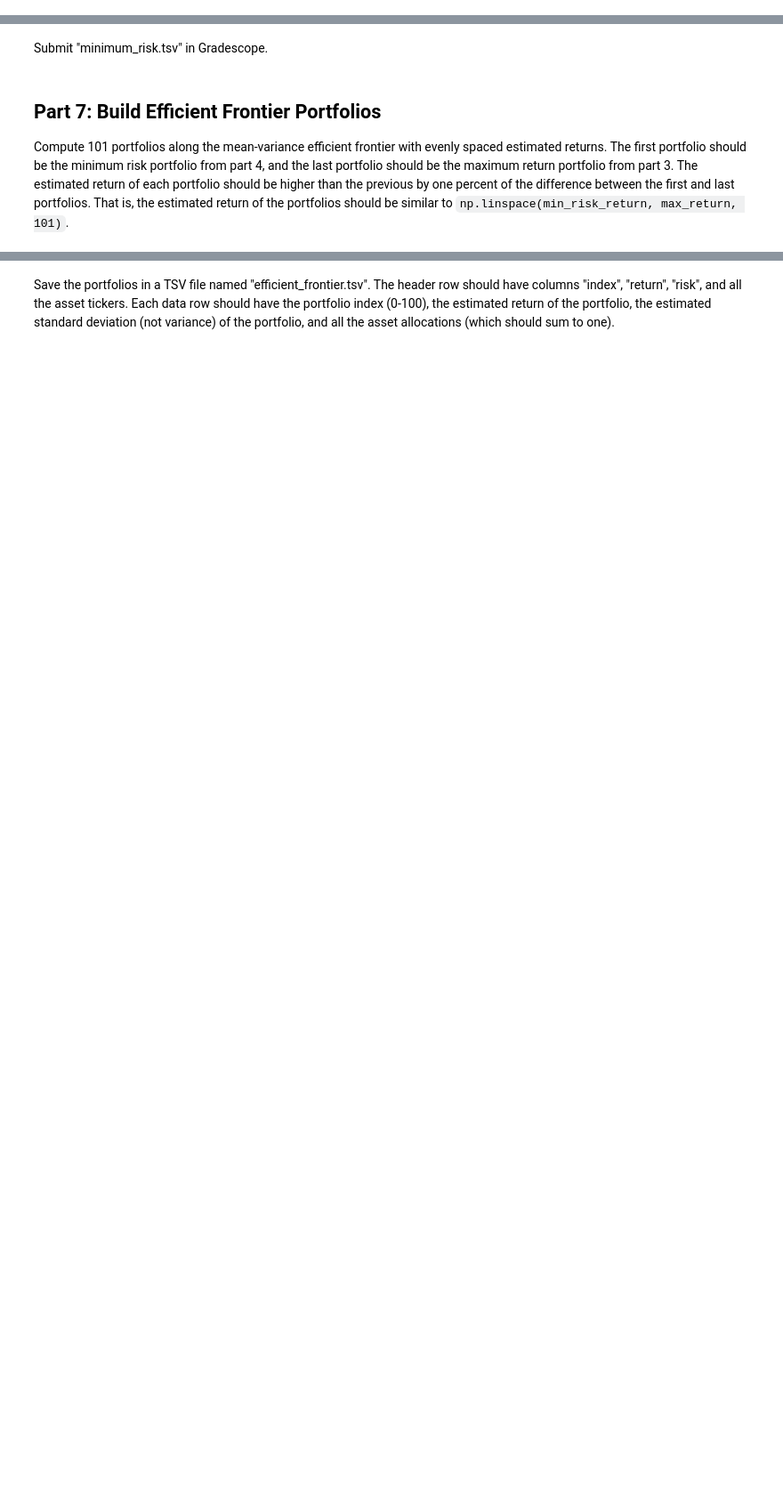
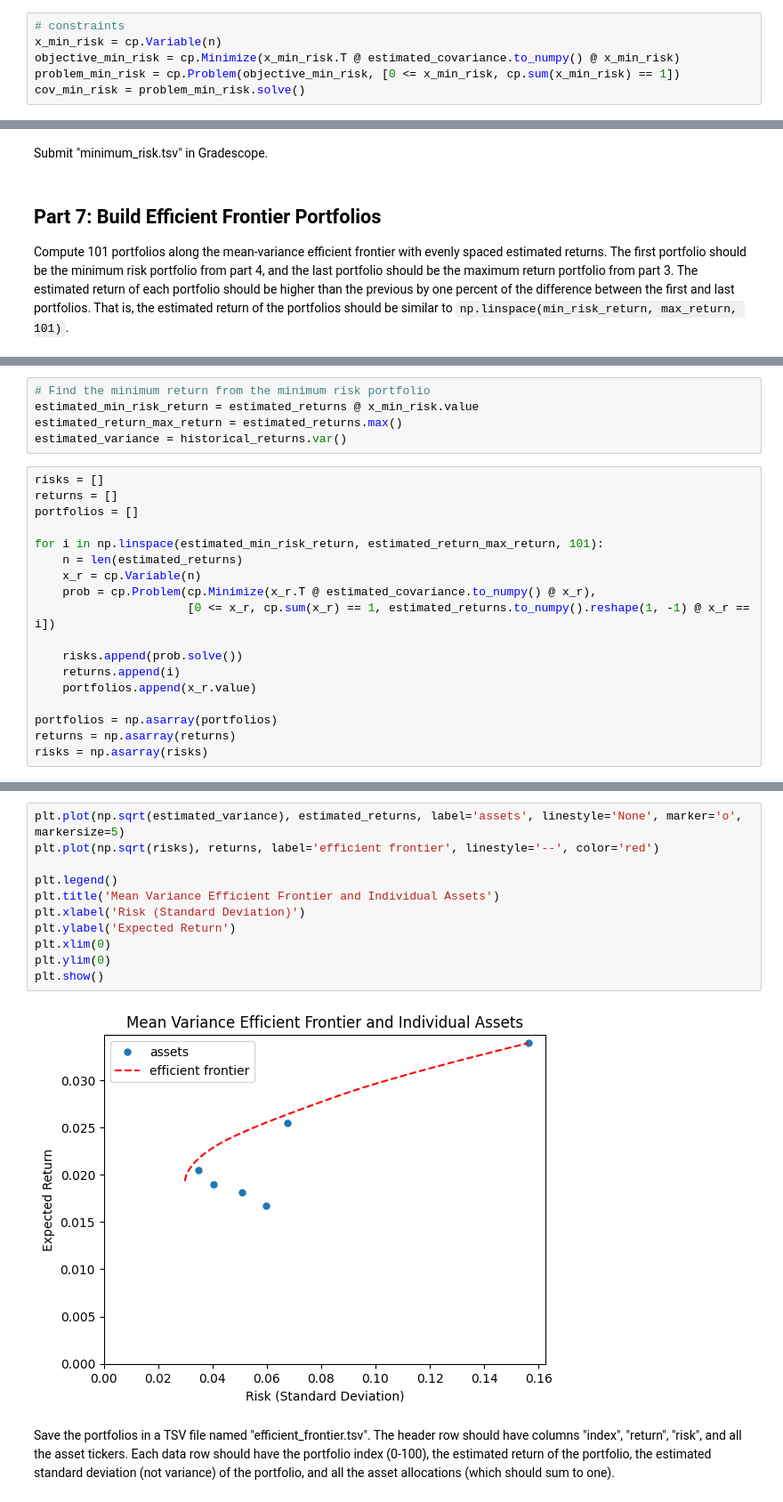
Before and after one commit to jtvon/dx704-project-01, a Jupyter notebook: project.ipynb, the cells around one changed output, grey strips where cells are left out. Shown: that part at 89% size. Saved outputs shown, nothing was run; the diff lists cells and outputs as text; blank space fills up the shorter version.

```diff
--- a/project.ipynb
+++ b/project.ipynb
@@ -184,3 +183,9 @@ Ellipsis
+# %%
+# constraints
+x_min_risk = cp.Variable(n)
+objective_min_risk = cp.Minimize(x_min_risk.T @ estimated_covariance.to_numpy() @ x_min_risk)
+problem_min_risk = cp.Problem(objective_min_risk, [0 <= x_min_risk, cp.sum(x_min_risk) == 1])
+cov_min_risk = problem_min_risk.solve()
 # %% [markdown]
 Save the minimum risk portfolio in a TSV file named "minimum_risk.tsv".
 The header row should have two columns, "asset" and "allocation".
@@ -208,0 +206,23 @@ Ellipsis
+# %%
+# Find the minimum return from the minimum risk portfolio
+estimated_min_risk_return = estimated_returns @ x_min_risk.value
+estimated_return_max_return = estimated_returns.max()
+estimated_variance = historical_returns.var()
+# %%
+risks = []
+returns = []
+portfolios = []
+
+for i in np.linspace(estimated_min_risk_return, estimated_return_max_return, 101):
+    n = len(estimated_returns)
+    x_r = cp.Variable(n)
+    prob = cp.Problem(cp.Minimize(x_r.T @ estimated_covariance.to_numpy() @ x_r),
+                      [0 <= x_r, cp.sum(x_r) == 1, estimated_returns.to_numpy().reshape(1, -1) @ x_r == i])
+
+    risks.append(prob.solve())
+    returns.append(i)
+    portfolios.append(x_r.value)
+
+portfolios = np.asarray(portfolios)
+returns = np.asarray(returns)
+risks = np.asarray(risks)
@@ -209,3 +249,16 @@ Ellipsis
+# %%
+plt.plot(np.sqrt(estimated_variance), estimated_returns, label='assets', linestyle='None', marker='o', markersize=5)
+plt.plot(np.sqrt(risks), returns, label='efficient frontier', linestyle='--', color='red')
+
+plt.legend()
+plt.title('Mean Variance Efficient Frontier and Individual Assets')
+plt.xlabel('Risk (Standard Deviation)')
+plt.ylabel('Expected Return')
+plt.xlim(0)
+plt.ylim(0)
+plt.show()
+# %% [output]
+[figure, added]
 # %% [markdown]
 Save the portfolios in a TSV file named "efficient_frontier.tsv".
 The header row should have columns "index", "return", "risk", and all the asset tickers.
```
Also changed, not shown: parts of 12 cells of this notebook, 3 other files.
